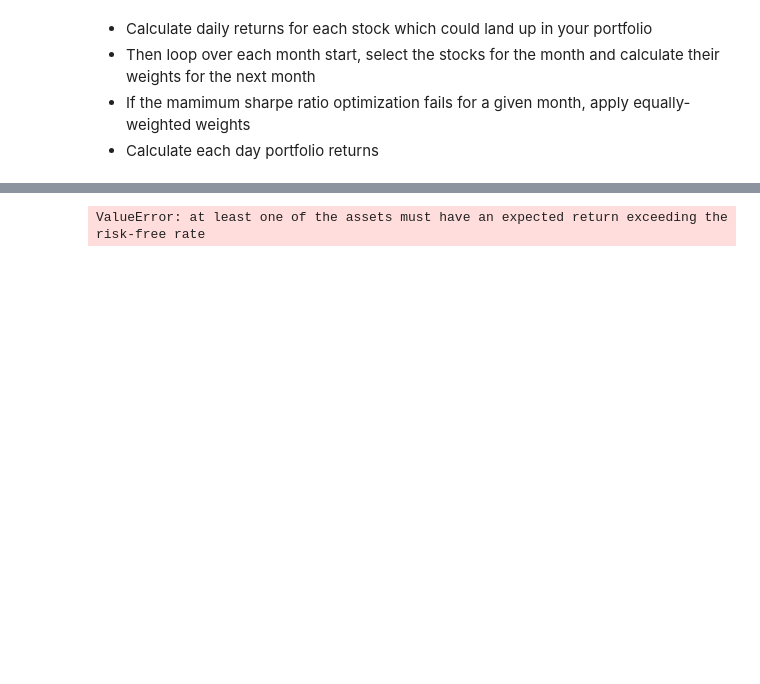
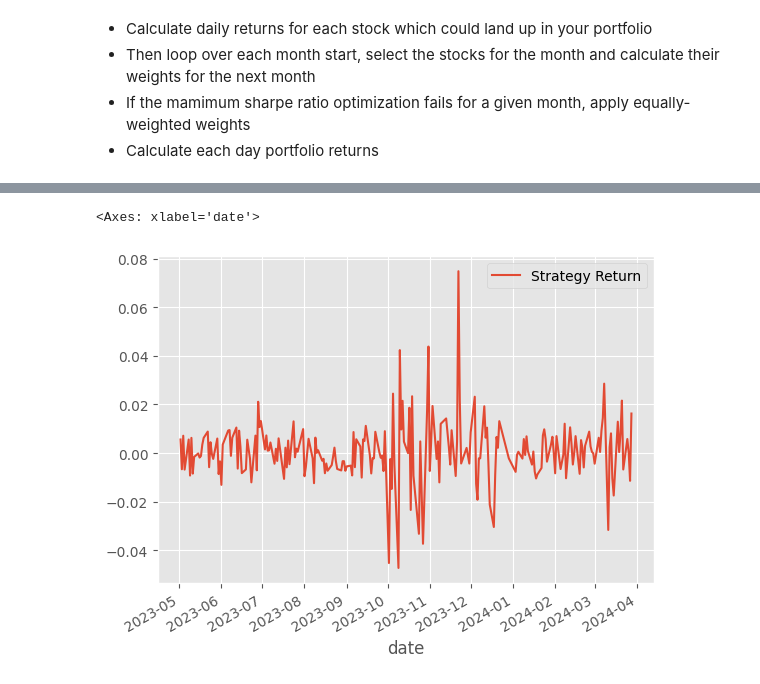
Before and after one commit to amm7903/NZX50, a Jupyter notebook: nzx50_attempt_2.ipynb, the cells around one changed output, grey strips where cells are left out. Cells and saved outputs as stored; diff of their text form; code cells hidden in the pictures; blank space fills up the shorter version.

```diff
--- a/nzx50_attempt_2.ipynb
+++ b/nzx50_attempt_2.ipynb
@@ -531,38 +613,41 @@ new_df
+# %%
+portfolio_df.plot()
+# %% [output]
+<Axes: xlabel='date'>
+[figure, added]
 # %%
-returns_dataframe = np.log(new_df['Adj Close']).diff()
+# returns_dataframe = np.log(new_df['Adj Close']).diff()
 
-portfolio_df = pd.DataFrame()
+# portfolio_df = pd.DataFrame()
 
-for start_date in fixed_dates.keys():
+# for start_date in fixed_dates.keys():
 
-    end_date = (pd.to_datetime(start_date)+pd.offsets.MonthEnd(0)).strftime('%Y-%m-%d')
+#     end_date = (pd.to_datetime(start_date)+pd.offsets.MonthEnd(0)).strftime('%Y-%m-%d')
 
-    cols = fixed_dates[start_date]
+#     cols = fixed_dates[start_date]
 
-    optimization_start_date = (pd.to_datetime(start_date)-pd.DateOffset(months=12)).strftime('%Y-%m-%d')
+#     optimization_start_date = (pd.to_datetime(start_date)-pd.DateOffset(months=12)).strftime('%Y-%m-%d')
 
-    optimization_end_date = (pd.to_datetime(start_date)-pd.DateOffset(days=1)).strftime('%Y-%m-%d')
+#     optimization_end_date = (pd.to_datetime(start_date)-pd.DateOffset(days=1)).strftime('%Y-%m-%d')
 
-    optimization_df = new_df.loc[optimization_start_date:optimization_end_date, ('Adj Close')][cols]
+#     optimization_df = new_df.loc[optimization_start_date:optimization_end_date, ('Adj Close')][cols]
 
-    weights = optimize_weights(prices=optimization_df,
-                           lower_bound=round(1/(len(optimization_df.columns)*2),2))
+#     weights = optimize_weights(prices=optimization_df,
+#                            lower_bound=round(1/(len(optimization_df.columns)*2),2))
 
-    weights = pd.DataFrame(weights, index=pd.Series(0))
+#     weights = pd.DataFrame(weights, index=pd.Series(0))
 
-    temp_df = temp_df.stack().to_frame('return').reset_index(level=0)\
-                   .merge(weights.stack().to_frame('weight').reset_index(level=0, drop=True),
-                          left_index=True,
-                          right_index=True)\
-                        .reset_index().set_index(['Date', 'Ticker']).unstack().stack()
+#     temp_df = temp_df.stack().to_frame('return').reset_index(level=0)\
+#                    .merge(weights.stack().to_frame('weight').reset_index(level=0, drop=True),
+#                           left_index=True,
+#                           right_index=True)\
+#                         .reset_index().set_index(['Date', 'Ticker']).unstack().stack()
 
-    temp_df['weighted_return'] = temp_df['return']*temp_df['weight']
+#     temp_df['weighted_return'] = temp_df['return']*temp_df['weight']
 
-    temp_df = temp_df.groupby(level=0)['weighted_return'].sum().to_frame('Strategy Return')
+#     temp_df = temp_df.groupby(level=0)['weighted_return'].sum().to_frame('Strategy Return')
 
-    portfolio_df = pd.concat([portfolio_df, temp_df], axis=0)
+#     portfolio_df = pd.concat([portfolio_df, temp_df], axis=0)
-# %% [output]
-ValueError: at least one of the assets must have an expected return exceeding the risk-free rate
 # %%
 # temp_df = returns_dataframe['2023-05-2':'2024-03-28']
 # %%
```
Also changed, not shown: parts of 15 cells of this notebook.
